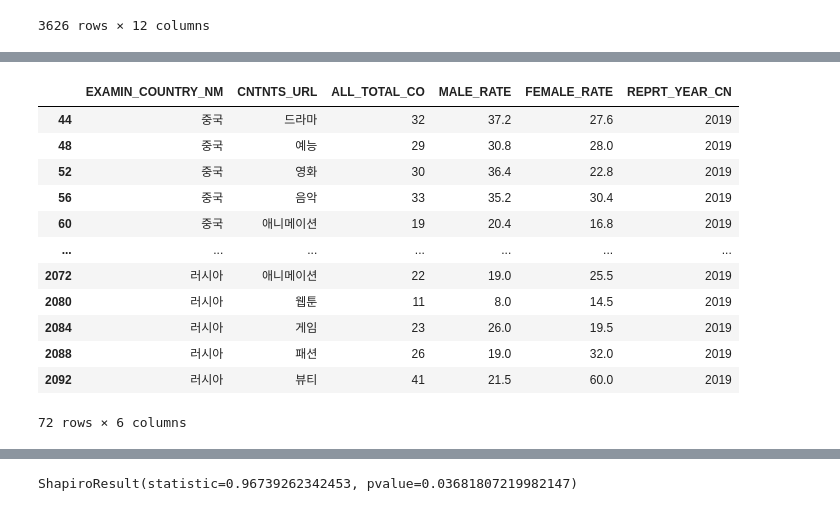
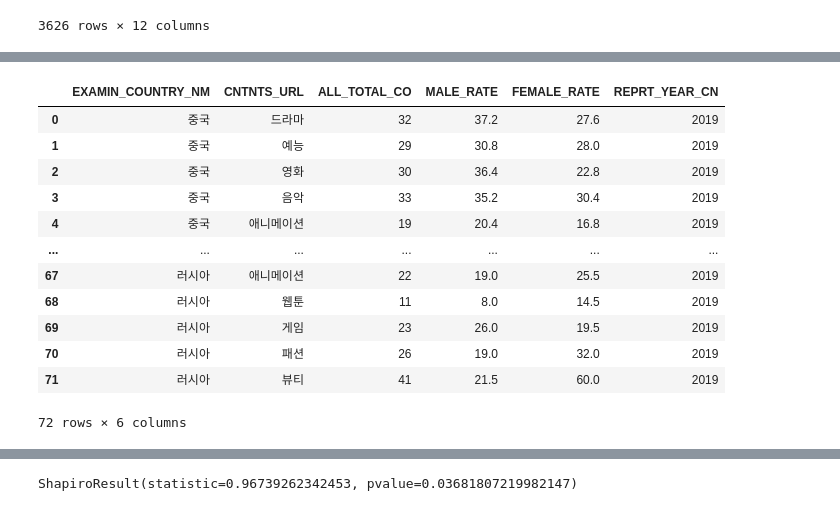
Before and after one commit to SDA2022/SDA-Project, a Jupyter notebook: 선호도조사.ipynb, the cells around one changed output, grey strips where cells are left out. Drawn from its saved outputs; the diff is of its cells as text; code cells hidden in the pictures.

```diff
--- a/선호도조사.ipynb
+++ b/선호도조사.ipynb
@@ -30,6 +30,9 @@ data=data[(data["POPULAR_DGREE_CN"]=="대중적 인기")|(data["POPULAR_DGREE_CN
 data=data[(data["CNTNTS_URL"]=="드라마")|(data["CNTNTS_URL"]=="예능")|(data["CNTNTS_URL"]=="영화")|(data["CNTNTS_URL"]=="음악")|(data["CNTNTS_URL"]=="애니메이션")|
           (data["CNTNTS_URL"]=="도서/만화")|(data["CNTNTS_URL"]=="웹툰")|(data["CNTNTS_URL"]=="게임")|(data["CNTNTS_URL"]=="패션")|(data["CNTNTS_URL"]=="뷰티")]
 data=data[["EXAMIN_COUNTRY_NM","CNTNTS_URL","ALL_TOTAL_CO","MALE_RATE","FEMALE_RATE","REPRT_YEAR_CN"]]
+
+data.reset_index(drop=True,inplace=True)
+data = data.astype({'REPRT_YEAR_CN':'int64'})
 data
 # %% [output]
 |  | EXAMIN_COUNTRY_NM | CNTNTS_URL | ALL_TOTAL_CO | MALE_RATE | FEMALE_RATE | REPRT_YEAR_CN |
@@ -50,6 +53,10 @@ data
 data_asia=data[(data["EXAMIN_COUNTRY_NM"]=="중국")|(data["EXAMIN_COUNTRY_NM"]=="일본")|(data["EXAMIN_COUNTRY_NM"]=="대만")|(data["EXAMIN_COUNTRY_NM"]=="태국")|
                (data["EXAMIN_COUNTRY_NM"]=="인도네시아")|(data["EXAMIN_COUNTRY_NM"]=="말레이시아")|(data["EXAMIN_COUNTRY_NM"]=="인도")|(data["EXAMIN_COUNTRY_NM"]=="베트남")|
                (data["EXAMIN_COUNTRY_NM"]=="러시아")]
+data
+
+data_asia.reset_index(drop=True,inplace=True)
+
 data_asia
 # %% [output]
 |  | EXAMIN_COUNTRY_NM | CNTNTS_URL | ALL_TOTAL_CO | MALE_RATE | FEMALE_RATE | REPRT_YEAR_CN |
@@ -80,19 +104,23 @@ sns.lineplot(x="CNTNTS_URL",y="ALL_TOTAL_CO",hue="REPRT_YEAR_CN",data=data_asia)
 # %%
-data_asia_2021=data_asia[data["REPRT_YEAR_CN"]=="2021"]
-data_asia_2020=data_asia[data["REPRT_YEAR_CN"]=="2020"]
-data_asia_2019=data_asia[data["REPRT_YEAR_CN"]=="2019"]
+data_asia_2021=data_asia[data_asia["REPRT_YEAR_CN"]==2021]
+data_asia_2020=data_asia[data_asia["REPRT_YEAR_CN"]==2020]
+data_asia_2019=data_asia[data_asia["REPRT_YEAR_CN"]==2019]
+
+data_asia_2021.reset_index(drop=True,inplace=True)
+data_asia_2020.reset_index(drop=True,inplace=True)
+data_asia_2019.reset_index(drop=True,inplace=True)
 data_asia_2019
 # %% [output]
 |  | EXAMIN_COUNTRY_NM | CNTNTS_URL | ALL_TOTAL_CO | MALE_RATE | FEMALE_RATE | REPRT_YEAR_CN |
-| 44 | 중국 | 드라마 | 32 | 37.2 | 27.6 | 2019 |
-| 48 | 중국 | 예능 | 29 | 30.8 | 28.0 | 2019 |
-| 52 | 중국 | 영화 | 30 | 36.4 | 22.8 | 2019 |
-| 56 | 중국 | 음악 | 33 | 35.2 | 30.4 | 2019 |
-| 60 | 중국 | 애니메이션 | 19 | 20.4 | 16.8 | 2019 |
+| 0 | 중국 | 드라마 | 32 | 37.2 | 27.6 | 2019 |
+| 1 | 중국 | 예능 | 29 | 30.8 | 28.0 | 2019 |
+| 2 | 중국 | 영화 | 30 | 36.4 | 22.8 | 2019 |
+| 3 | 중국 | 음악 | 33 | 35.2 | 30.4 | 2019 |
+| 4 | 중국 | 애니메이션 | 19 | 20.4 | 16.8 | 2019 |
 | ... | ... | ... | ... | ... | ... | ... |
-| 2072 | 러시아 | 애니메이션 | 22 | 19.0 | 25.5 | 2019 |
-| 2080 | 러시아 | 웹툰 | 11 | 8.0 | 14.5 | 2019 |
-| 2084 | 러시아 | 게임 | 23 | 26.0 | 19.5 | 2019 |
-| 2088 | 러시아 | 패션 | 26 | 19.0 | 32.0 | 2019 |
-| 2092 | 러시아 | 뷰티 | 41 | 21.5 | 60.0 | 2019 |
+| 67 | 러시아 | 애니메이션 | 22 | 19.0 | 25.5 | 2019 |
+| 68 | 러시아 | 웹툰 | 11 | 8.0 | 14.5 | 2019 |
+| 69 | 러시아 | 게임 | 23 | 26.0 | 19.5 | 2019 |
+| 70 | 러시아 | 패션 | 26 | 19.0 | 32.0 | 2019 |
+| 71 | 러시아 | 뷰티 | 41 | 21.5 | 60.0 | 2019 |
 72 rows × 6 columns
```
Also changed, not shown: parts of 7 cells of this notebook.
